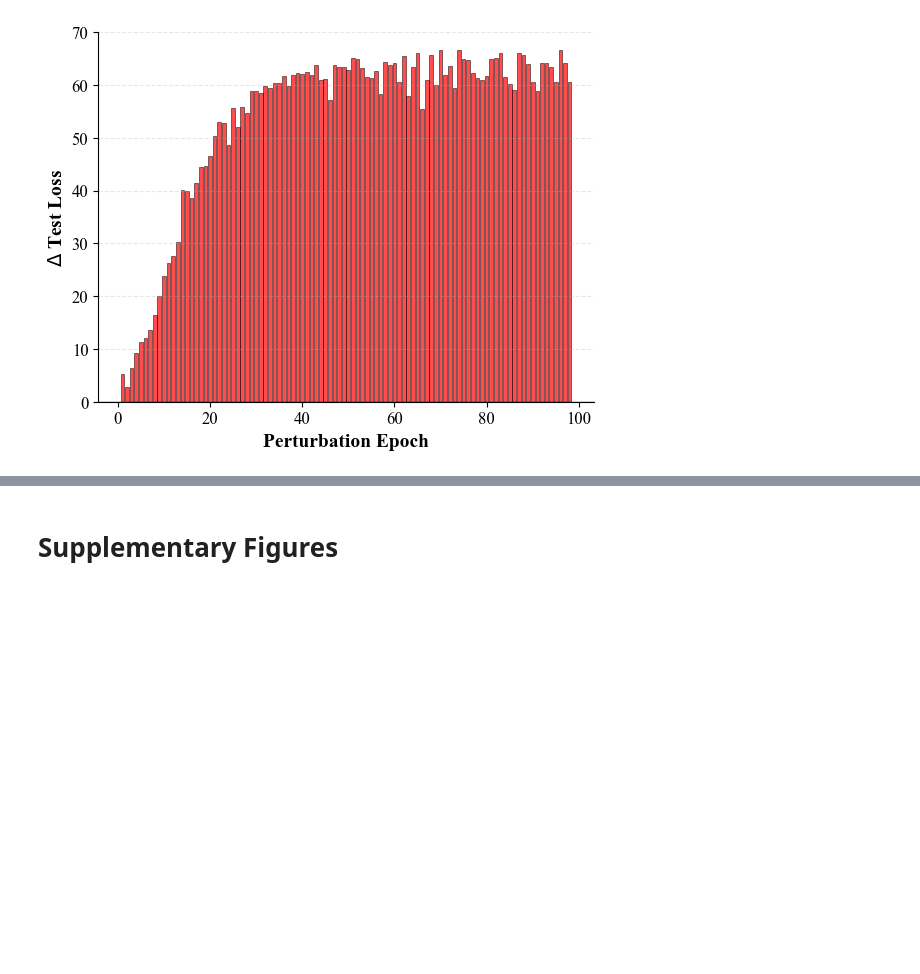
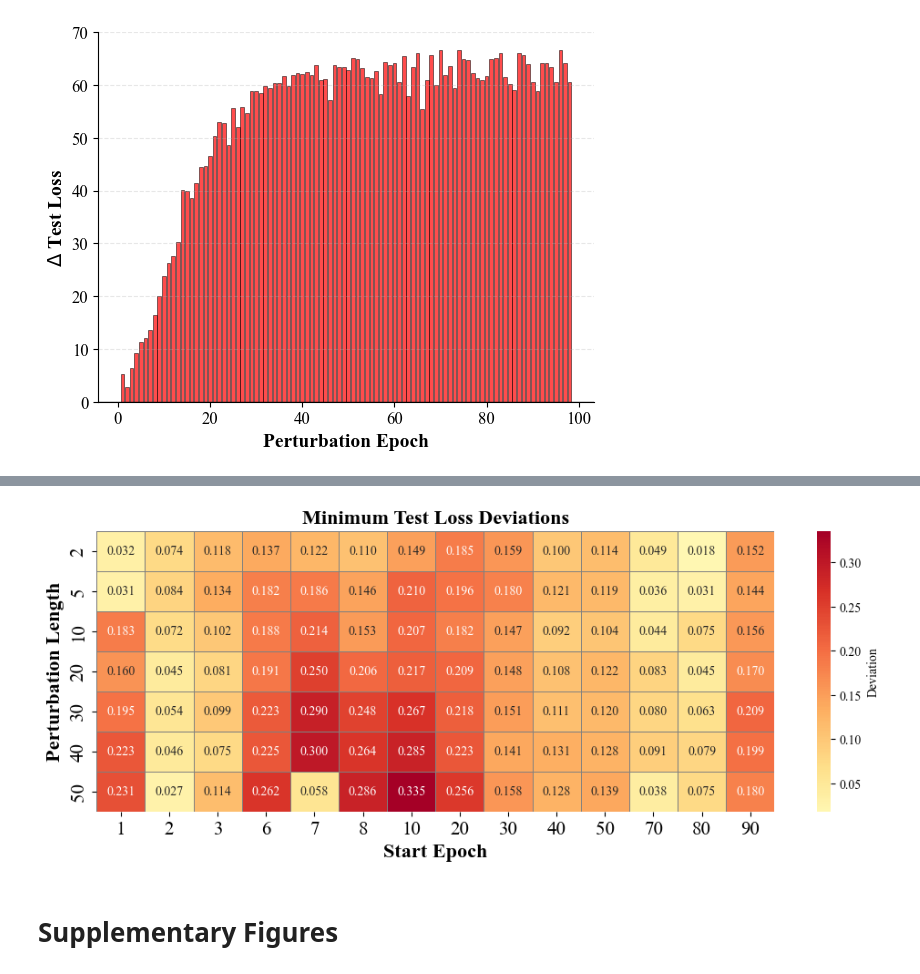
Before and after one commit to marrenj/cvpr_perturbations, a Jupyter notebook: notebooks/figures/all_figures.ipynb, the cells around one changed output, grey strips where cells are left out. Drawn from its saved outputs; the diff is of its cells as text; code cells hidden in the pictures; blank space fills up the shorter version.

```diff
--- a/notebooks/figures/all_figures.ipynb
+++ b/notebooks/figures/all_figures.ipynb
@@ -1061,3 +1866,9 @@ plot_single_epoch_delta_neural_alignment(
+# %%
+fig, ax1, dev1, hm1, dmin, dmax = plot_min_test_loss_heatmap(
+    baseline_seed1_ba_results, seed1_run_metadata, exclude_start_epochs=[13, 16, 19, 22, 60, 58, 94]
+)
+# %% [output]
+[figure, added]
 # %% [markdown]
 # Supplementary Figures
 # %% [markdown]
```
Also changed, not shown: parts of 47 cells of this notebook, 12 other files.
